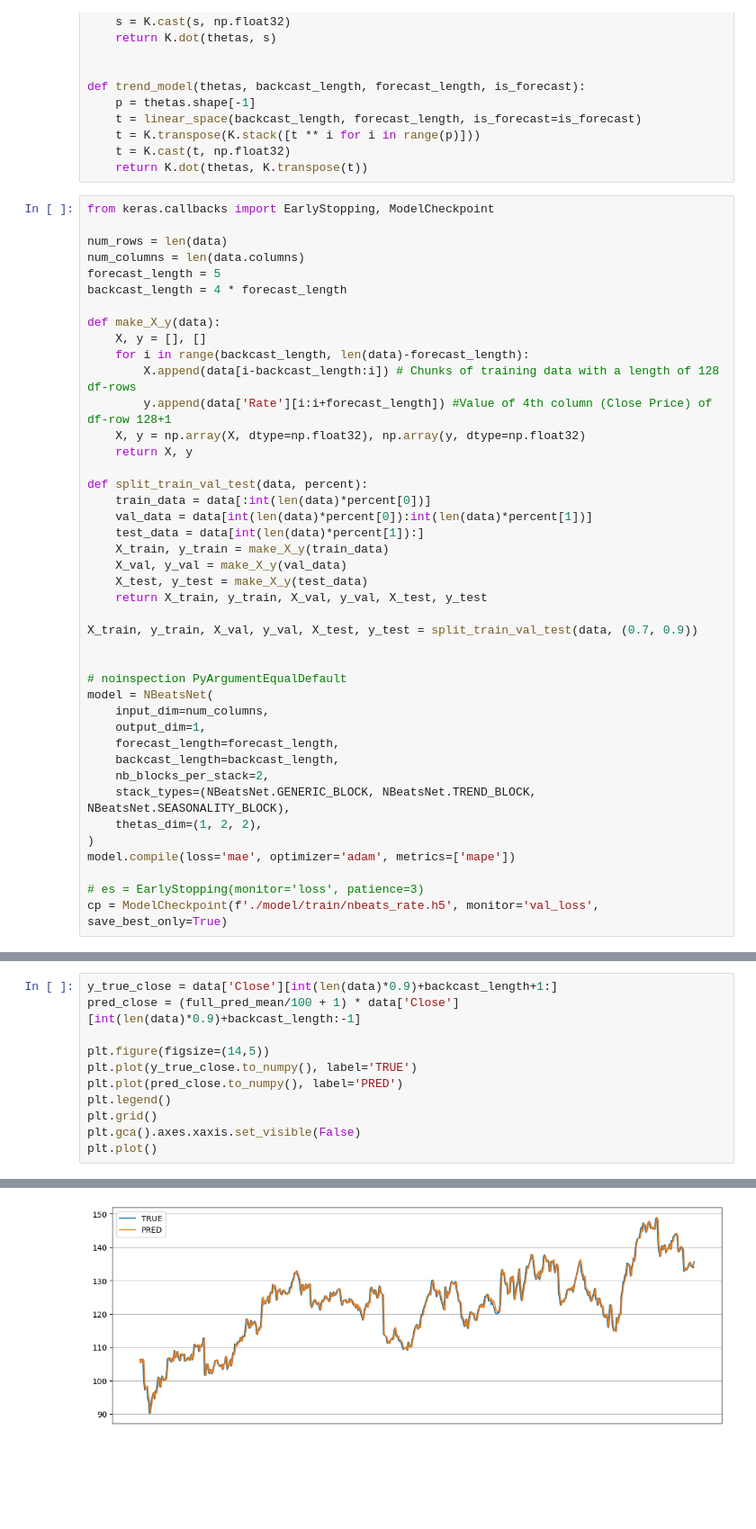
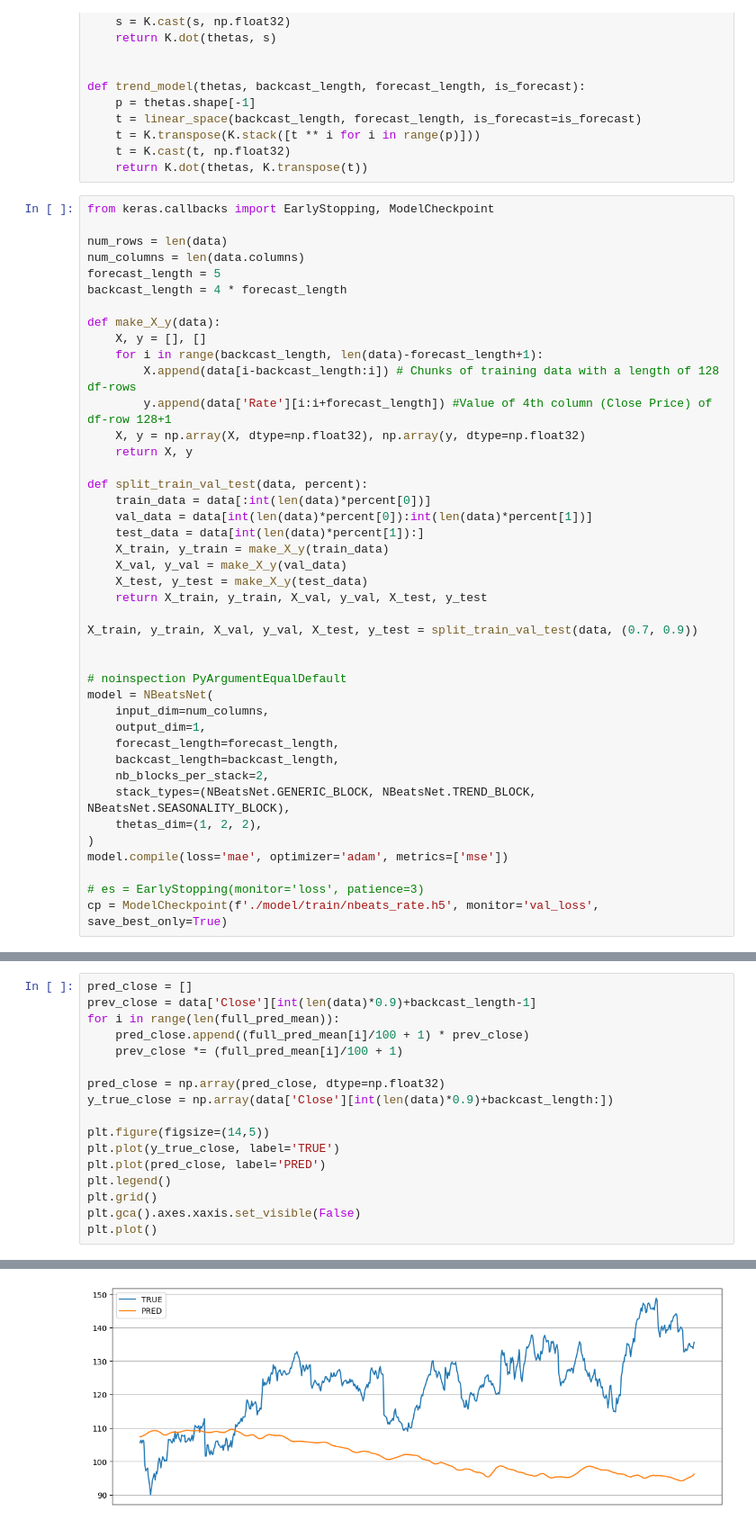
Before and after one commit to ozingmw/RL_finance, a Jupyter notebook: nbeats.ipynb, the cells around one changed output, grey strips where cells are left out. Shown at 90% size. Cells and saved outputs as stored; diff of their text form; blank space fills up the shorter version.

Commit message:
modify pred_close

```diff
--- a/nbeats.ipynb
+++ b/nbeats.ipynb
@@ -414,7 +413,7 @@ backcast_length = 4 * forecast_length
 
 def make_X_y(data):
     X, y = [], []
-    for i in range(backcast_length, len(data)-forecast_length):
+    for i in range(backcast_length, len(data)-forecast_length+1):
         X.append(data[i-backcast_length:i]) # Chunks of training data with a length of 128 df-rows
         y.append(data['Rate'][i:i+forecast_length]) #Value of 4th column (Close Price) of df-row 128+1
     X, y = np.array(X, dtype=np.float32), np.array(y, dtype=np.float32)
@@ -442,7 +441,7 @@ model = NBeatsNet(
     stack_types=(NBeatsNet.GENERIC_BLOCK, NBeatsNet.TREND_BLOCK, NBeatsNet.SEASONALITY_BLOCK),
     thetas_dim=(1, 2, 2),
 )
-model.compile(loss='mae', optimizer='adam', metrics=['mape'])
+model.compile(loss='mae', optimizer='adam', metrics=['mse'])
 
 # es = EarlyStopping(monitor='loss', patience=3)
 cp = ModelCheckpoint(f'./model/train/nbeats_rate.h5', monitor='val_loss', save_best_only=True)
@@ -510,14 +508,20 @@ plt.plot()
 # %%
-y_true_close = data['Close'][int(len(data)*0.9)+backcast_length+1:]
-pred_close = (full_pred_mean/100 + 1) * data['Close'][int(len(data)*0.9)+backcast_length:-1]
+pred_close = []
+prev_close = data['Close'][int(len(data)*0.9)+backcast_length-1]
+for i in range(len(full_pred_mean)):
+    pred_close.append((full_pred_mean[i]/100 + 1) * prev_close)
+    prev_close *= (full_pred_mean[i]/100 + 1)
+
+pred_close = np.array(pred_close, dtype=np.float32)
+y_true_close = np.array(data['Close'][int(len(data)*0.9)+backcast_length:])
 
 plt.figure(figsize=(14,5))
-plt.plot(y_true_close.to_numpy(), label='TRUE')
-plt.plot(pred_close.to_numpy(), label='PRED')
+plt.plot(y_true_close, label='TRUE')
+plt.plot(pred_close, label='PRED')
 plt.legend()
 plt.grid()
 plt.gca().axes.xaxis.set_visible(False)
 plt.plot()
 # %% [output]
 []
-[figure, old version]
+[figure, new version]
```
Also changed, not shown: parts of 8 cells of this notebook.
